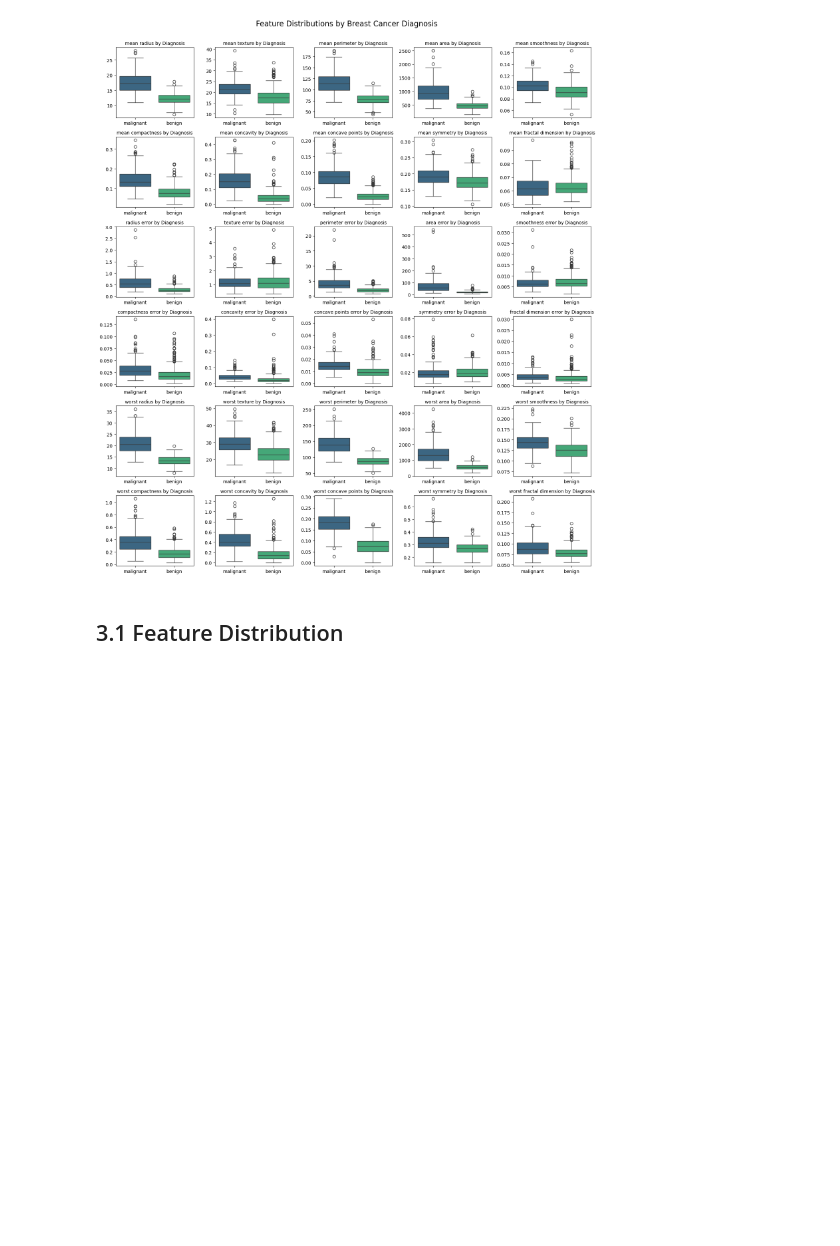
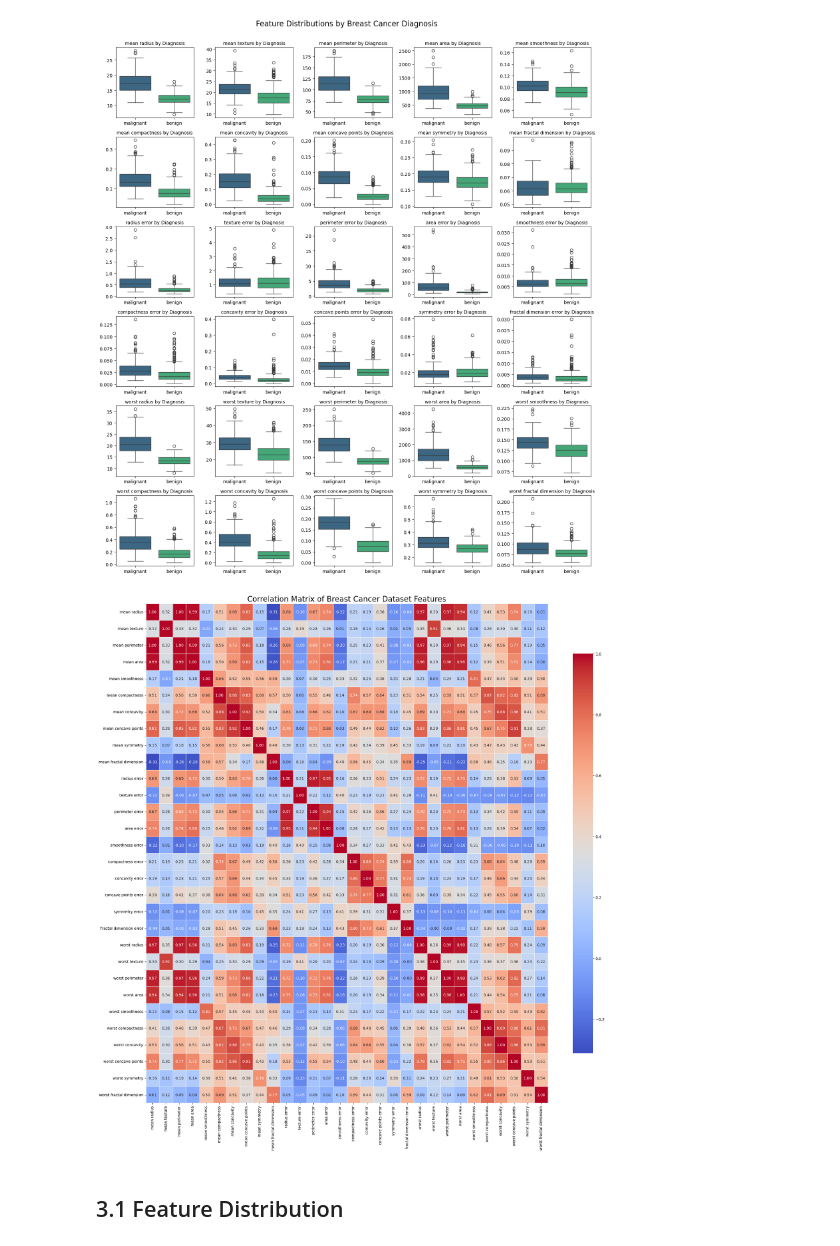
Before and after one commit to snowden1010/Breast-Cancer, a Jupyter notebook: Breast-Cancer-Classification.ipynb, the cells around one changed output. Drawn from its saved outputs; the diff is of its cells as text; code cells hidden in the pictures; blank space fills up the shorter version.

Commit message:
EDA: Created Features Correlation Heatmap

```diff
--- a/Breast-Cancer-Classification.ipynb
+++ b/Breast-Cancer-Classification.ipynb
@@ -344,6 +345,18 @@ plt.savefig("images/Feature-Distributions-by-Breast-Cancer-Diagnosis.png", trans
 plt.show()
 # %% [output]
 [figure]
+# %%
+correlation_matrix = df_features.corr()
+
+plt.figure(figsize=(24, 24))
+sns.heatmap(correlation_matrix, annot=True, cmap="coolwarm", fmt=".2f", linewidths=.5, cbar_kws={'shrink':0.8})
+plt.title("Correlation Matrix of Breast Cancer Dataset Features", fontsize=20)
+plt.xticks(rotation=90)
+plt.yticks(rotation=0)
+plt.savefig("images/Correlation-Matrix-of-Breast-Cancer-Dataset-Features.png")
+plt.show()
+# %% [output]
+[figure, added]
 # %% [markdown]
 ## 3.1 Feature Distribution
 # %% [markdown]
```
Also changed, not shown: parts of 1 cell of this notebook, 3 other files.
